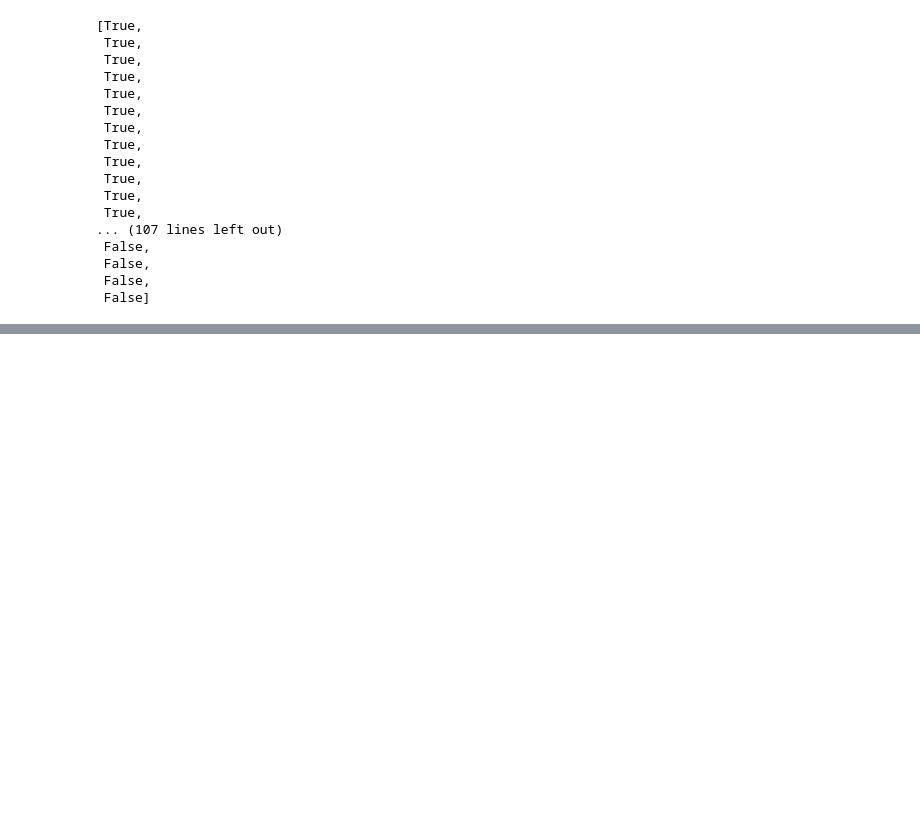
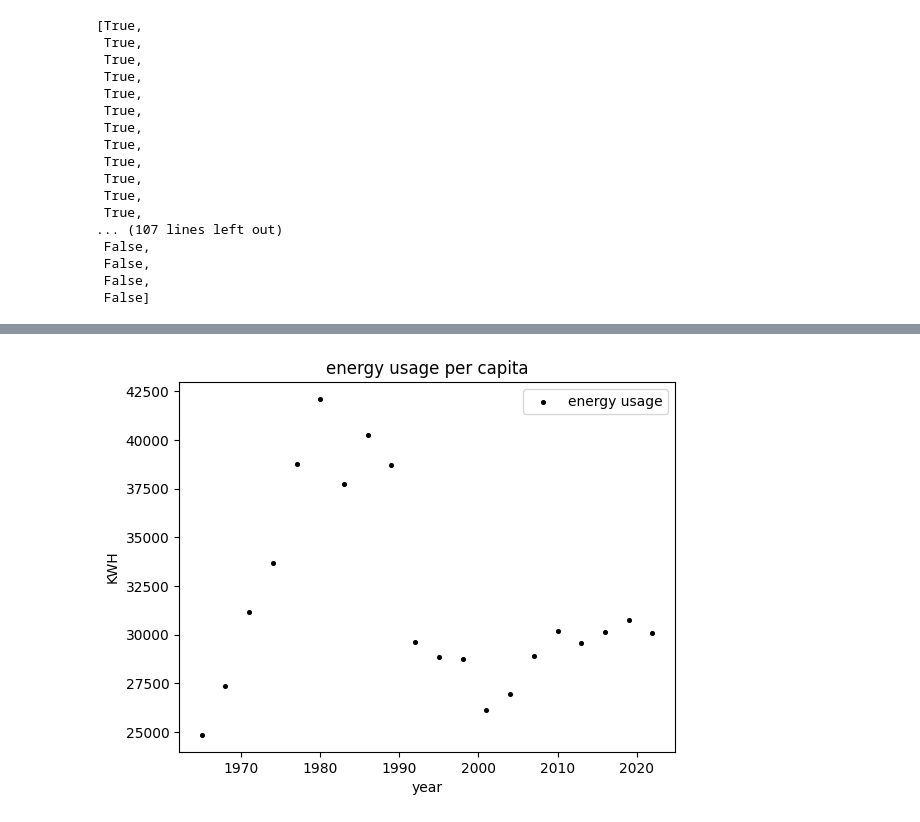
Before and after one commit to MateuszKwiat/pwr_ins, a Jupyter notebook: sme4/Big_data/lab/lab4/zad3_jn.ipynb, the cells around one changed output, grey strips where cells are left out. Cells and saved outputs as stored; diff of their text form; code cells hidden in the pictures; blank space fills up the shorter version.

```diff
--- a/sme4/Big_data/lab/lab4/zad3_jn.ipynb
+++ b/sme4/Big_data/lab/lab4/zad3_jn.ipynb
@@ -182,0 +183,10 @@ For example, when doing 'df[col].method(value, inplace=True)', try using 'df.met
+# %%
+fig, ax = plt.subplots()
+ax.scatter(x_values, y_values, color='black', s=7, label='energy usage')
+ax.set_title('energy usage per capita')
+ax.set_xlabel('year')
+ax.set_ylabel('KWH')
+ax.legend(loc='upper right')
+plt.show()
+# %% [output]
+[figure, added]
```
Also changed, not shown: parts of 10 cells of this notebook.
